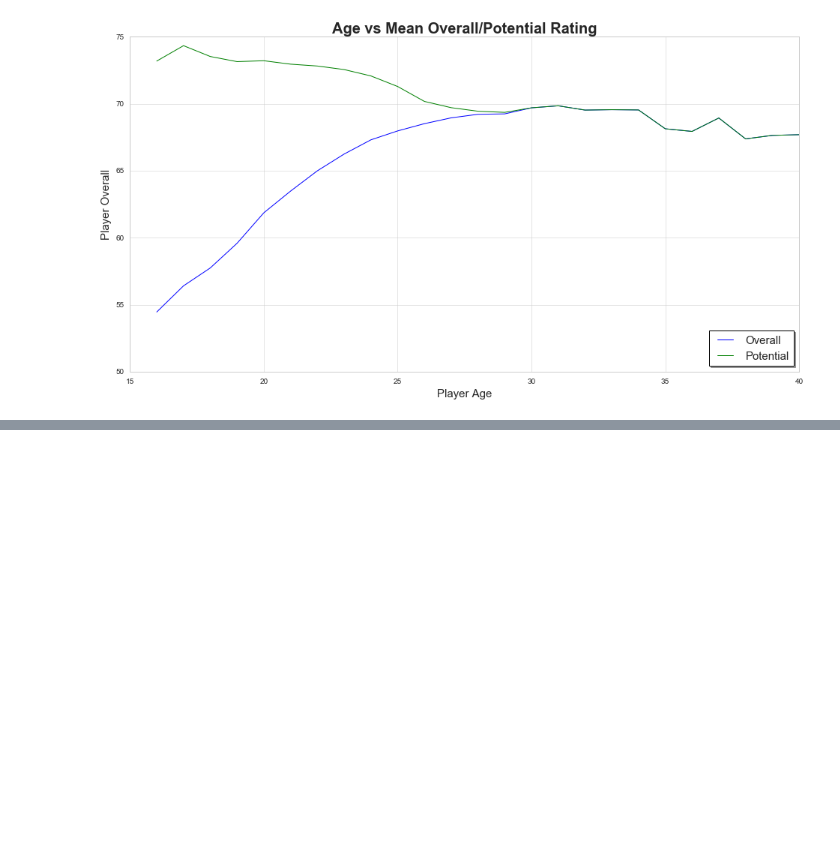
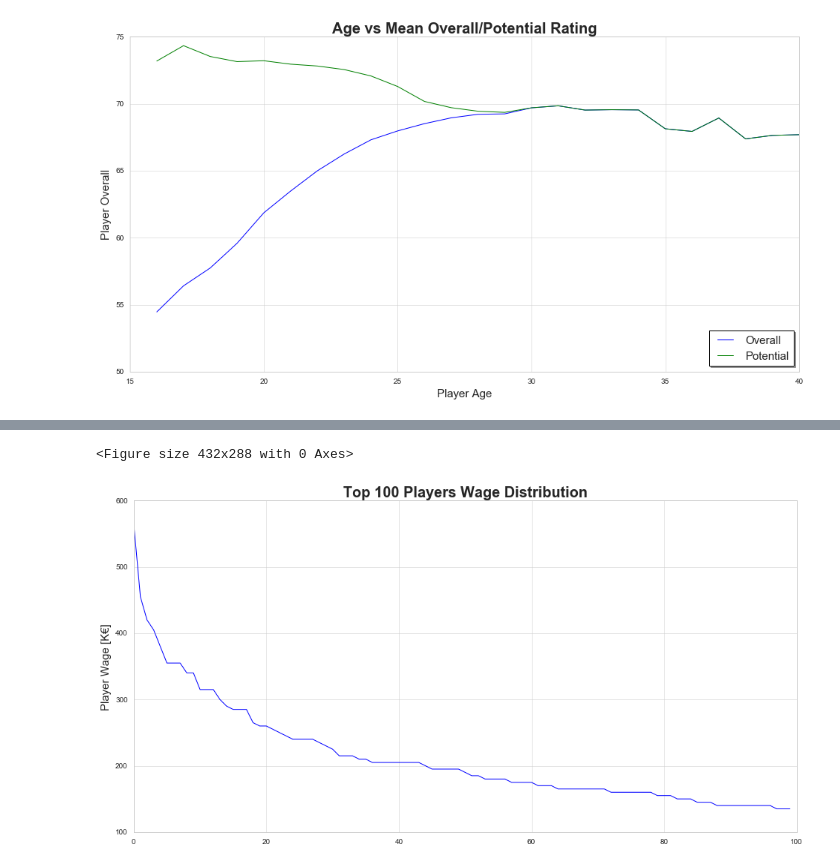
Before and after one commit to AustinYanghc/Python-ILP, a Jupyter notebook: FIFA 19.ipynb, the cells around one changed output, grey strips where cells are left out. Cells and saved outputs as stored; diff of their text form; code cells hidden in the pictures; blank space fills up the shorter version.

```diff
--- a/FIFA 19.ipynb
+++ b/FIFA 19.ipynb
@@ -148,0 +206,14 @@ plt.show()
+# %%
+value_distribution = dataset.sort_values("Wage", ascending=False).reset_index().head(100)[["Name", "Wage"]]
+value_distribution_values = value_distribution["Wage"].apply(lambda x: x/1000)
+# %%
+plt.figure()
+plt.figure(figsize=(16,8))
+plt.title('Top 100 Players Wage Distribution', fontsize=20, fontweight='bold')
+plt.ylabel('Player Wage [K€]', fontsize=15)
+sns.set_style("whitegrid")
+plt.plot(value_distribution_values)
+plt.show()
+# %% [output]
+<Figure size 432x288 with 0 Axes>
+[figure, added]
```
Also changed, not shown: parts of 4 cells of this notebook.
